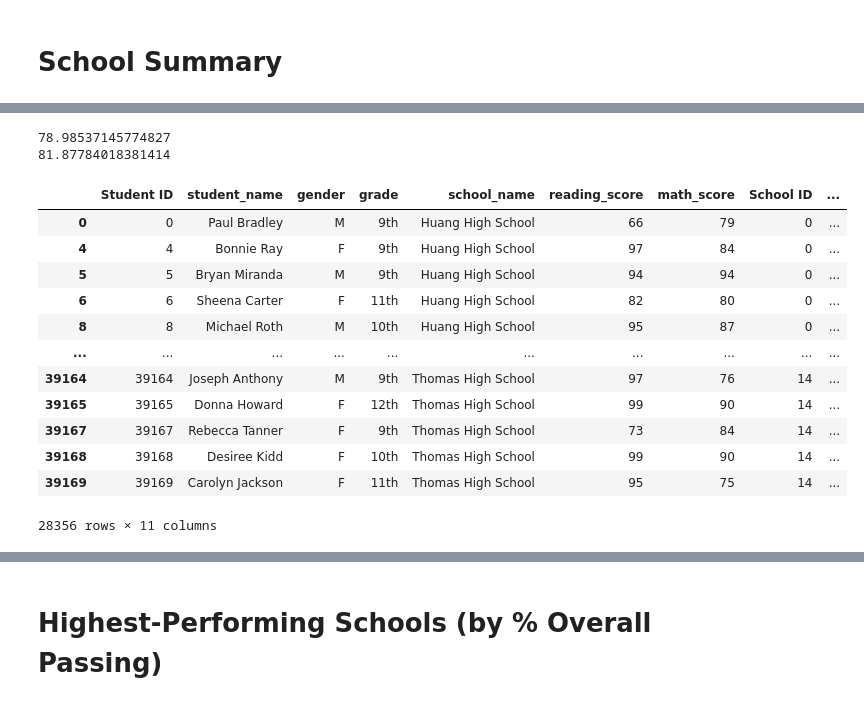
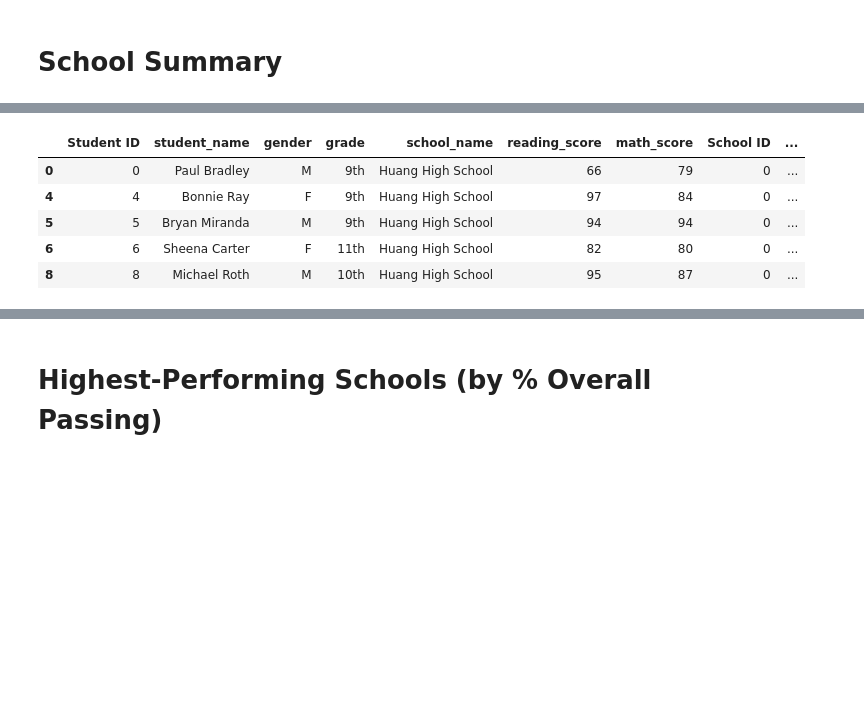
Before and after one commit to rikinp22/pandas-challenge, a Jupyter notebook: PyCitySchools/PyCitySchools.ipynb, the cells around one changed output, grey strips where cells are left out. Cells and saved outputs as stored; diff of their text form; code cells hidden in the pictures; blank space fills up the shorter version.

```diff
--- a/PyCitySchools/PyCitySchools.ipynb
+++ b/PyCitySchools/PyCitySchools.ipynb
@@ -166,29 +121,19 @@ dtype: float64
 # %%
 # Calculate the average test scores
-per_school_math = school_data_complete["math_score"].mean()
-per_school_reading = school_data_complete["reading_score"].mean()
-print(per_school_math)
-print(per_school_reading)
+per_school_math = school_data_complete.groupby(["school_name"])["math_score"].mean()
+per_school_reading = school_data_complete.groupby(["school_name"])["reading_score"].mean()
+# print(per_school_math)
+# print(per_school_reading)
-# %% [output]
-78.98537145774827
-81.87784018381414
 # %%
 # Calculate the number of schools with math scores of 70 or higher
-school_passing_math = school_data_complete[(school_data_complete["math_score"] > 70)]
-school_passing_math
+school_passing_math = school_data_complete[(school_data_complete["math_score"] >= 70)]
+school_passing_math.head()
 # %% [output]
 |  | Student ID | student_name | gender | grade | school_name | reading_score | math_score | School ID | ... |
 | 0 | 0 | Paul Bradley | M | 9th | Huang High School | 66 | 79 | 0 | ... |
 | 4 | 4 | Bonnie Ray | F | 9th | Huang High School | 97 | 84 | 0 | ... |
 | 5 | 5 | Bryan Miranda | M | 9th | Huang High School | 94 | 94 | 0 | ... |
 | 6 | 6 | Sheena Carter | F | 11th | Huang High School | 82 | 80 | 0 | ... |
 | 8 | 8 | Michael Roth | M | 10th | Huang High School | 95 | 87 | 0 | ... |
-| ... | ... | ... | ... | ... | ... | ... | ... | ... | ... |
-| 39164 | 39164 | Joseph Anthony | M | 9th | Thomas High School | 97 | 76 | 14 | ... |
-| 39165 | 39165 | Donna Howard | F | 12th | Thomas High School | 99 | 90 | 14 | ... |
-| 39167 | 39167 | Rebecca Tanner | F | 9th | Thomas High School | 73 | 84 | 14 | ... |
-| 39168 | 39168 | Desiree Kidd | F | 10th | Thomas High School | 99 | 90 | 14 | ... |
-| 39169 | 39169 | Carolyn Jackson | F | 11th | Thomas High School | 95 | 75 | 14 | ... |
-28356 rows × 11 columns
 # %%
 # Calculate the number of schools with reading scores of 70 or higher
```
Also changed, not shown: parts of 28 cells of this notebook.
